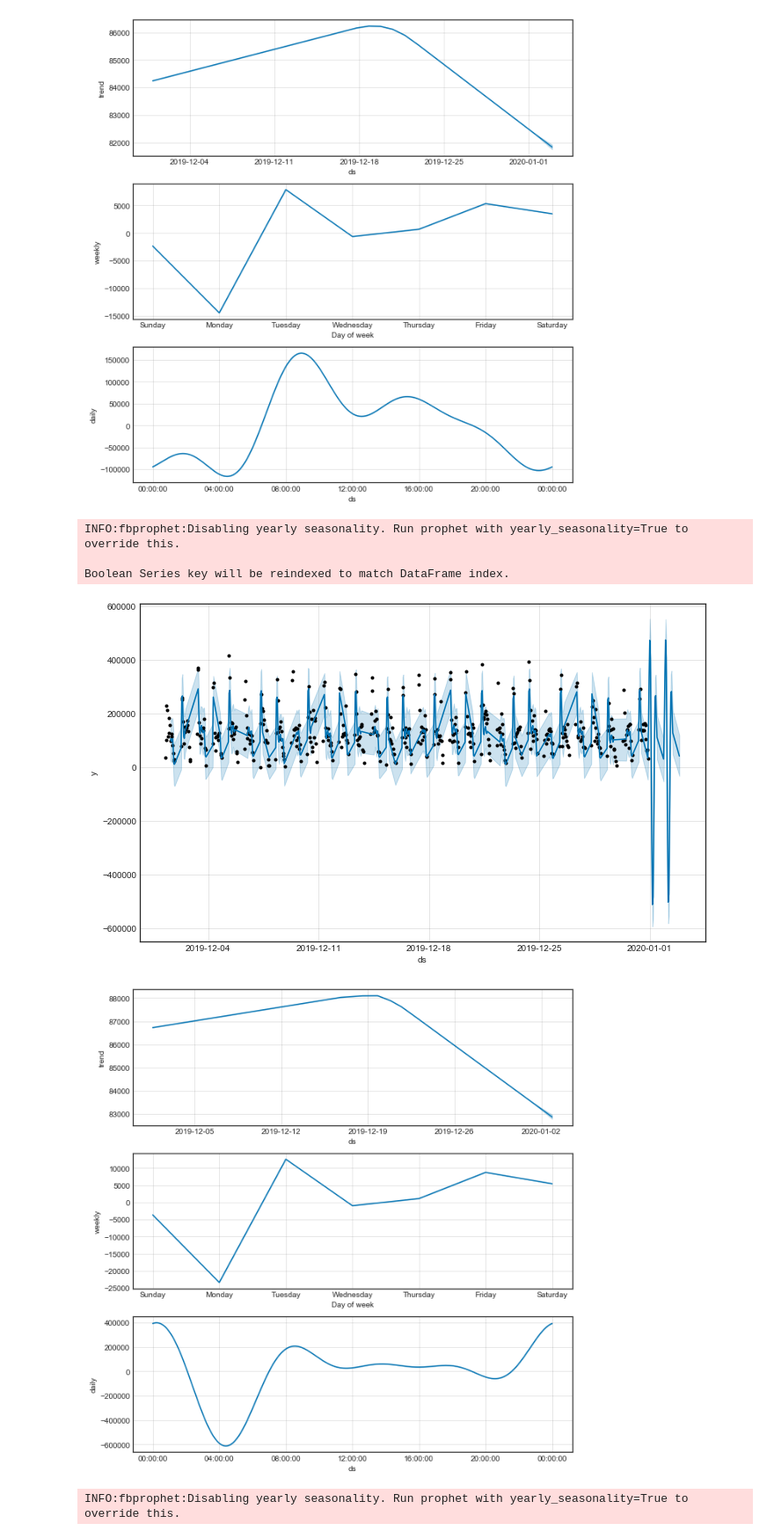
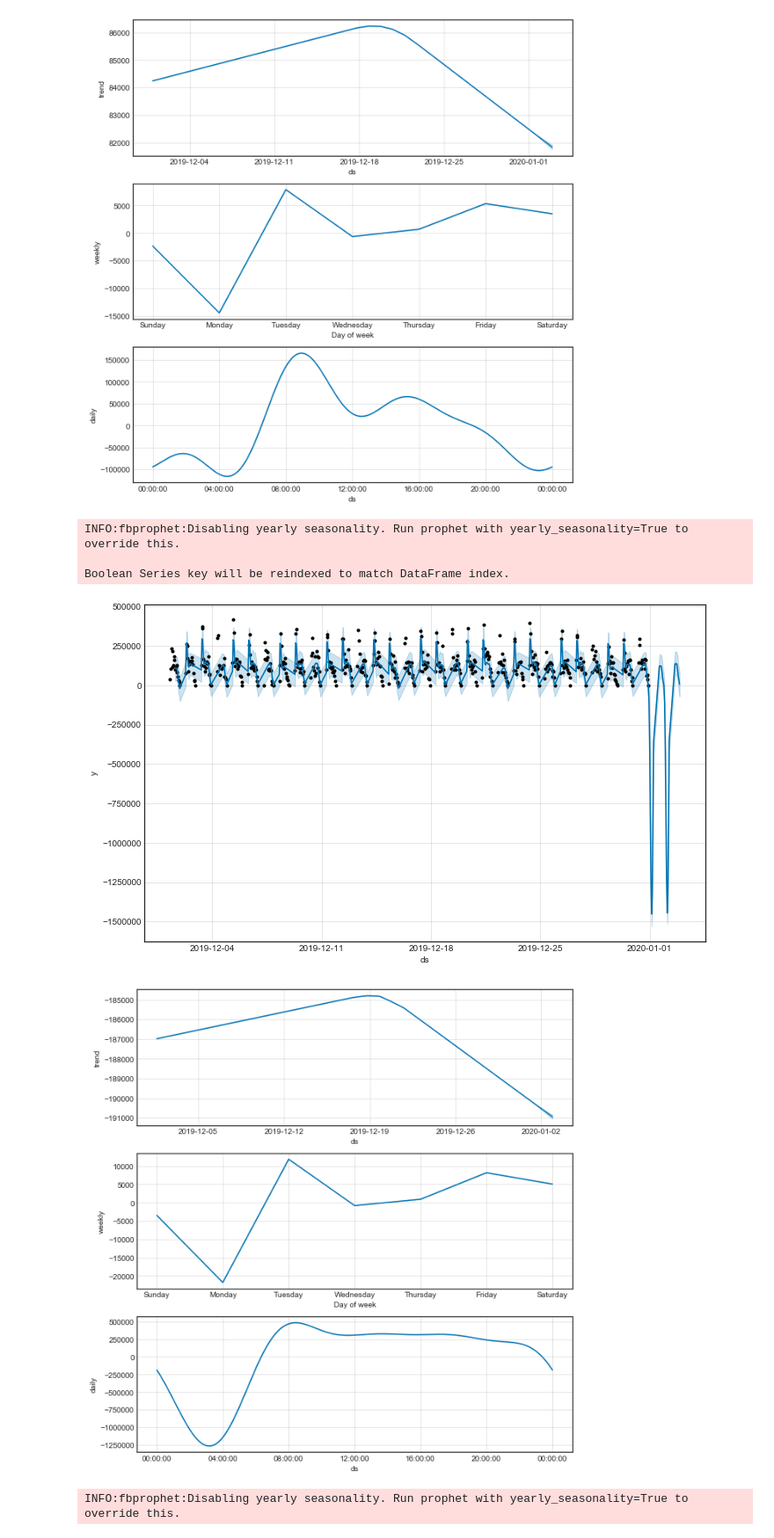
Before and after one commit to chul0717/capstone2, a Jupyter notebook: src/notebook.ipynb, the cells around one changed output. Shown at 88% size. Saved outputs shown, nothing was run; the diff lists cells and outputs as text; code cells hidden in the pictures.

```diff
--- a/src/notebook.ipynb
+++ b/src/notebook.ipynb
@@ -217,2 +239,0 @@ test.astype("int64") # convert values to be more readable
-# %%
-df = store_dataframe(df2019, "30Min")
@@ -483,7 +497,7 @@ def fb_prophet(df, store_hours=None):
         Returns forecast plot and components
     """
     if store_hours:
-        operation_hours = (df["ds"].dt.hour>store_hours[0]) & (df["ds"].dt.hour<store_hours[1])
+        operation_hours = (df["ds"].dt.hour>=store_hours[0]) & (df["ds"].dt.hour<=store_hours[1])
         df = df[operation_hours]
     m = Prophet(interval_width=0.95)
     m.fit(df)
@@ -502,13 +516,13 @@ INFO:fbprophet:Disabling yearly seasonality. Run prophet with yearly_seasonality
 [figure]
 [figure]
 # %%
-fb_prophet(df,(6,22))
+fb_prophet(df,(7,22))
 # %% [output]
 INFO:fbprophet:Disabling yearly seasonality. Run prophet with yearly_seasonality=True to override this.
 
 Boolean Series key will be reindexed to match DataFrame index.
-[figure, old version]
+[figure, new version]
-[figure, old version]
+[figure, new version]
 # %%
 m1 = Prophet(mcmc_samples=100)
 m1.fit(df)
```
Also changed, not shown: parts of 55 cells of this notebook.
